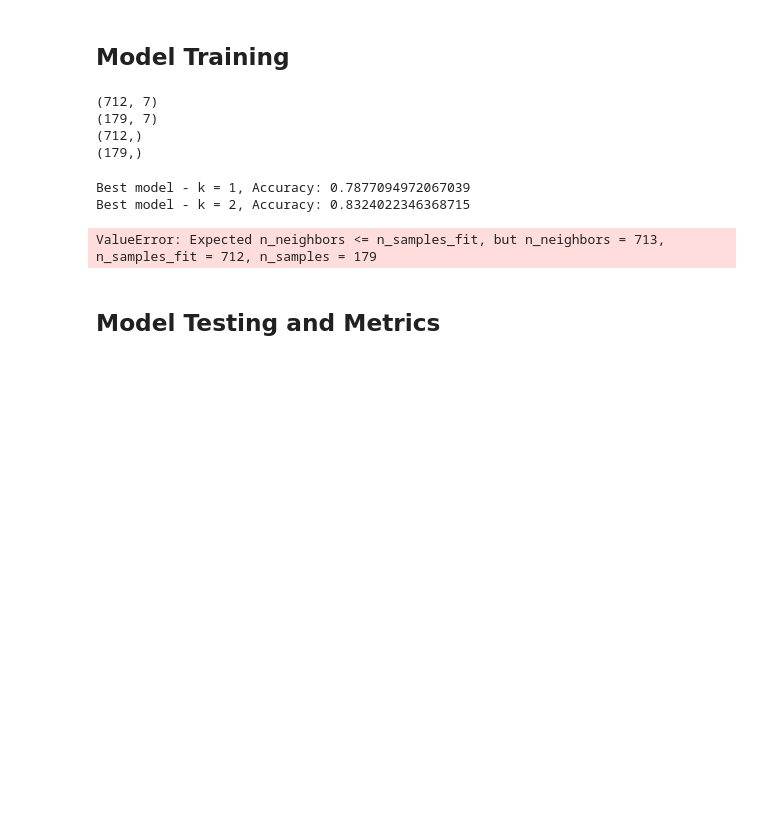
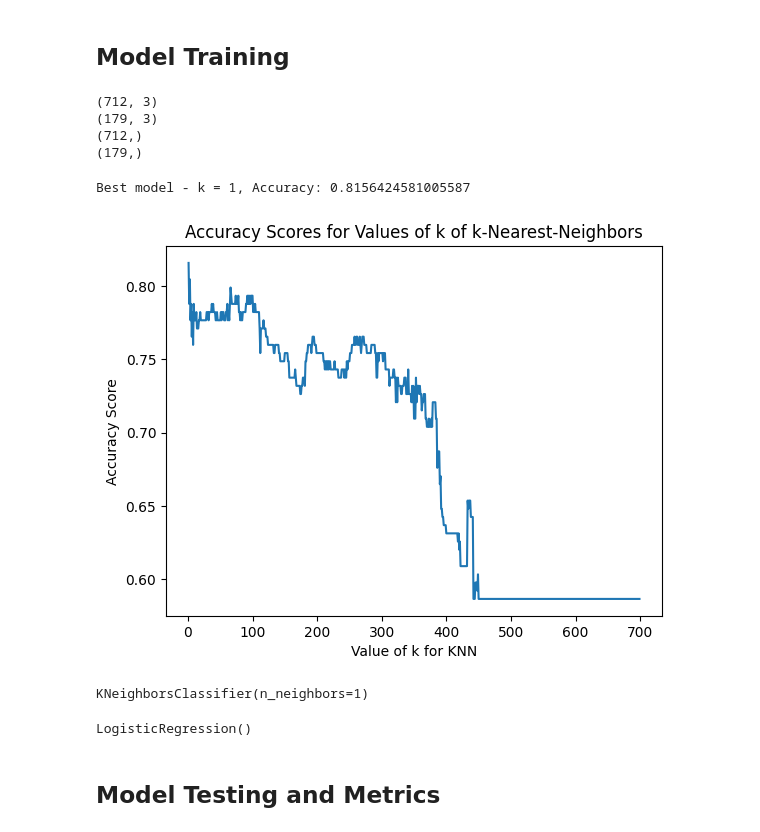
Before and after one commit to machiwao/ml-development, a Jupyter notebook: kaggle_Titanic.ipynb, the cells around one changed output. Drawn from its saved outputs; the diff is of its cells as text; code cells hidden in the pictures; blank space fills up the shorter version.

Commit message:
KNN Best Model and Logit base accuracy

```diff
--- a/kaggle_Titanic.ipynb
+++ b/kaggle_Titanic.ipynb
@@ -289,7 +303,7 @@ dtype: float64
 # %% [markdown]
 ## Model Training
 # %%
-X = df.drop(columns = ['Survived'], axis=1)
+X = df.drop(columns=['Survived', 'SibSp', 'Age', 'Parch', 'Embarked'], axis=1)
 y = df['Survived']
 # %%
 X_train, X_test, y_train, y_test = train_test_split(X, y, test_size=0.2, random_state=42)
@@ -299,13 +313,13 @@ print(X_test.shape)
 print(y_train.shape)
 print(y_test.shape)
 # %% [output]
-(712, 7)
-(179, 7)
+(712, 3)
+(179, 3)
 (712,)
 (179,)
 # %%
 score = []
-k_range = list(range(1, 800))
+k_range = list(range(1, 700))
 best_k = 0
 best_score = float('-inf')
 
@@ -321,14 +335,24 @@ for k in k_range:
 
   score.append(knn_model.score(X_test, y_test))
 # %% [output]
-Best model - k = 1, Accuracy: 0.7877094972067039
-Best model - k = 2, Accuracy: 0.8324022346368715
+Best model - k = 1, Accuracy: 0.8156424581005587
-ValueError: Expected n_neighbors <= n_samples_fit, but n_neighbors = 713, n_samples_fit = 712, n_samples = 179
 # %%
-plt.plot(range(1,800), score)
+plt.plot(range(1,700), score)
 plt.xlabel('Value of k for KNN')
 plt.ylabel('Accuracy Score')
 plt.title('Accuracy Scores for Values of k of k-Nearest-Neighbors')
 plt.show()
+# %% [output]
+[figure, added]
+# %%
+knn_model = KNeighborsClassifier(n_neighbors=best_k)
+knn_model.fit(X_train, y_train)
+# %% [output]
+KNeighborsClassifier(n_neighbors=1)
+# %%
+lg_model = LogisticRegression()
+lg_model.fit(X_train, y_train)
+# %% [output]
+LogisticRegression()
 # %% [markdown]
 ## Model Testing and Metrics
```
Also changed, not shown: parts of 4 cells of this notebook.
